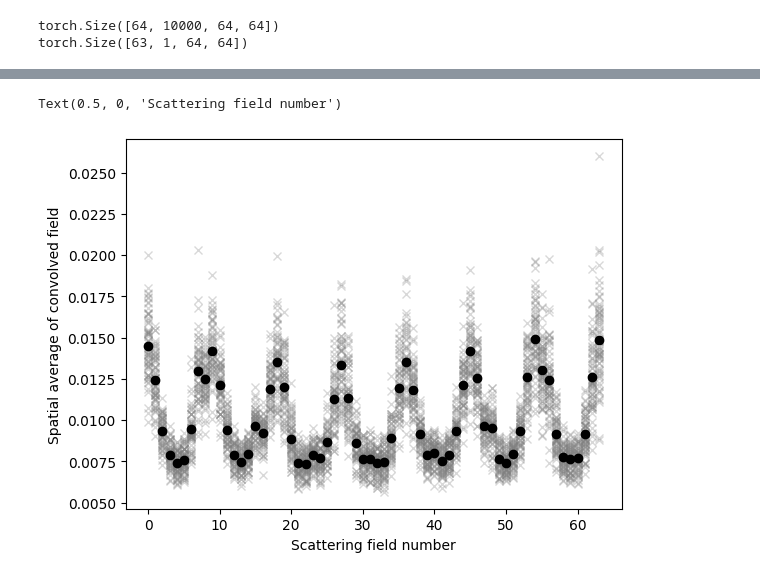
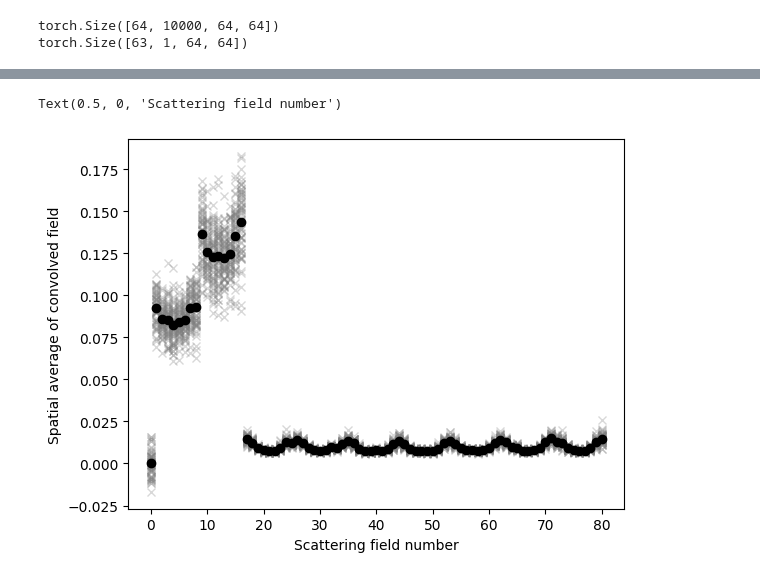
Before and after one commit to QiLiu6/thermalizer, a Jupyter notebook: notebooks/scattering.ipynb, the cells around one changed output, grey strips where cells are left out. Saved outputs shown, nothing was run; the diff lists cells and outputs as text; code cells hidden in the pictures.

```diff
--- a/notebooks/scattering.ipynb
+++ b/notebooks/scattering.ipynb
@@ -32,16 +39,21 @@ torch.Size([63, 1, 64, 64])
 scattering = Scattering2D(J=2, shape=(64,64), max_order=2)
 scattering = scattering.cuda()
 # %%
-scatt_all=torch.zeros(len(test_data),64)
+scatt_all=torch.zeros(len(test_data),64+16+1)
+scatt_std=torch.zeros(len(test_data),64+16+1)
 plt.figure("Scattering coefficients for randomly sampled true Kolmogorov fields")
+losses=[]
+## Plot scattering coeffs for each random flow sample
 for aa in tqdm(range(len(test_data))):
-    max_iter = 500
     scattering_coefficients = scattering(test_data[aa,0])
-    plt.plot(torch.mean(scattering_coefficients[17:],dim=(1,2)).cpu(),"x",color="gray",alpha=0.3)
-    scatt_all[aa]=torch.mean(scattering_coefficients[17:],dim=(1,2))
+    plt.plot(torch.mean(scattering_coefficients,dim=(1,2)).cpu(),"x",color="gray",alpha=0.3)
+    scatt_all[aa]=torch.mean(scattering_coefficients,dim=(1,2))
+    loss = F.mse_loss(input=torch.mean(scattering_coefficients,dim=(1,2)).cpu(), target=scatt_means)
+    losses.append(loss)
 plt.plot(torch.mean(scatt_all,axis=0),"o",color="black")
 plt.ylabel("Spatial average of convolved field")
 plt.xlabel("Scattering field number")
+#plt.yscale("log")
 # %% [output]
 Text(0.5, 0, 'Scattering field number')
-[figure, old version]
+[figure, new version]
```
Also changed, not shown: parts of 19 cells of this notebook, 1 other file.
